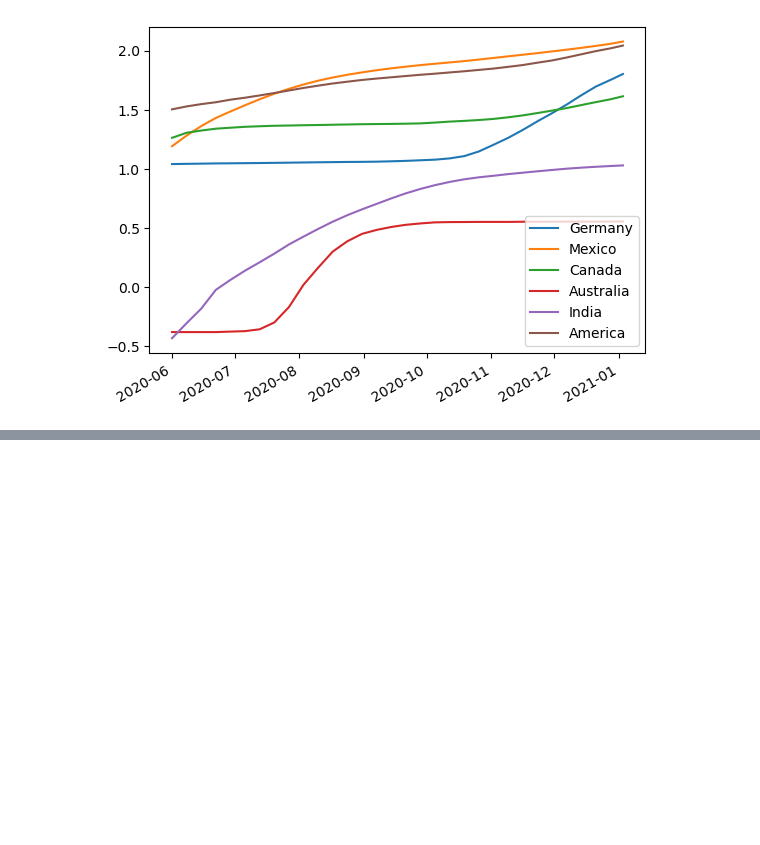
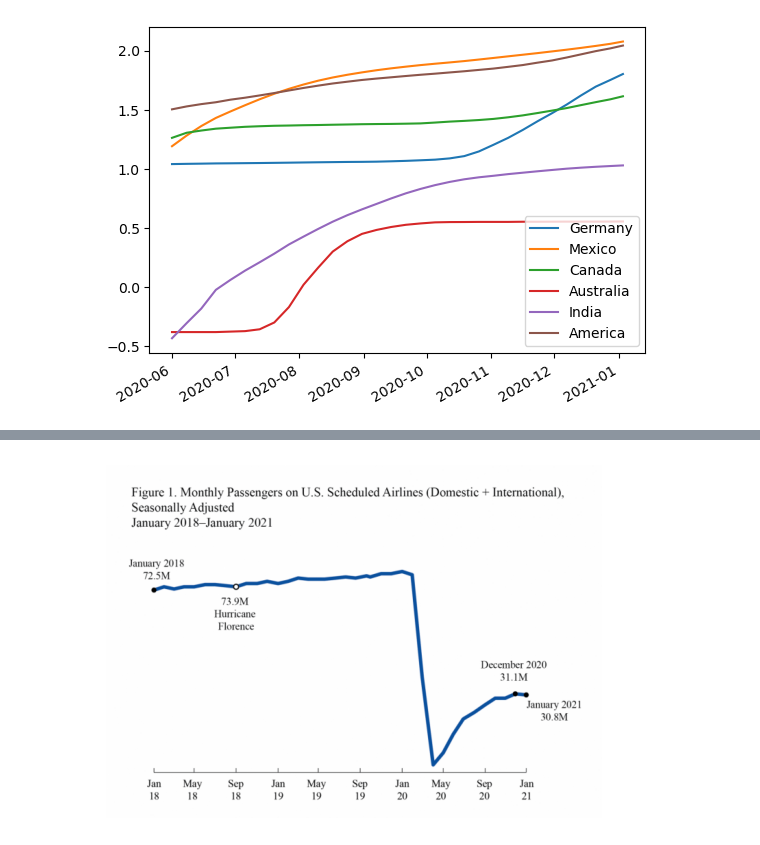
Before and after one commit to smbarber2/405ProjectGroup1, a Jupyter notebook: group_stage2.ipynb, the cells around one changed output, grey strips where cells are left out. Cells and saved outputs as stored; diff of their text form; code cells hidden in the pictures; blank space fills up the shorter version.

```diff
--- a/group_stage2.ipynb
+++ b/group_stage2.ipynb
@@ -201,0 +212,7 @@ normalized_data.plot()
+# %%
+img = mping.imread('./data/Air Traffic Figure 1 Jan2021.png')
+plt.imshow(img)
+plt.axis('off')
+plt.show()
+# %% [output]
+[figure, added]
```
Also changed, not shown: parts of 4 cells of this notebook.
